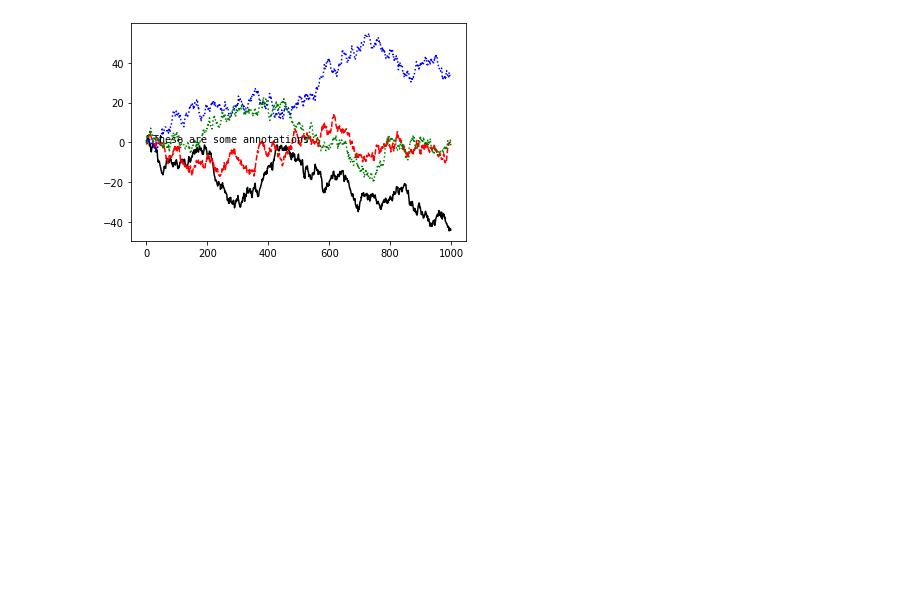
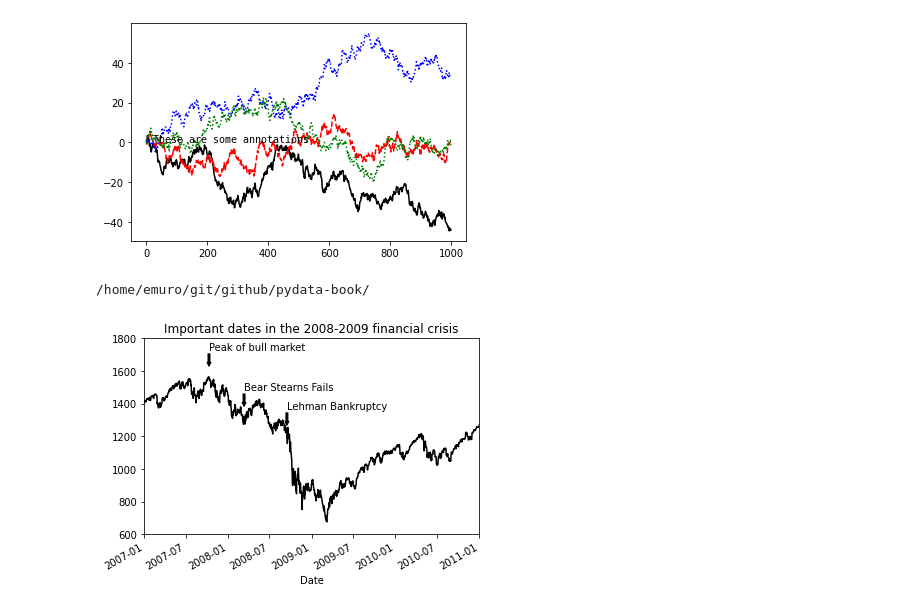
Before and after one commit to emuro/books, a Jupyter notebook: python/pydata-book/ch09_EM.ipynb, the cells around one changed output. Drawn from its saved outputs; the diff is of its cells as text; code cells hidden in the pictures; blank space fills up the shorter version.

```diff
--- a/python/pydata-book/ch09_EM.ipynb
+++ b/python/pydata-book/ch09_EM.ipynb
@@ -147,0 +150,41 @@ Text(20, 0, 'These are some annotations')
+# %%
+# system
+import os
+system = list(os.uname())[0]
+if system == 'Linux':
+    base_dir = "/home/emuro/git/github/"
+elif system == 'Darwin':
+    base_dir = "~/PycharmProjects/"
+base_dir += "pydata-book/"
+print(base_dir)
+# %% [output]
+/home/emuro/git/github/pydata-book/
+# %%
+spx_f = base_dir + 'examples/spx.csv'
+#!cat $spx_f
+# %%
+fig, ax = plt.subplots()
+
+data = pd.read_csv(spx_f, index_col=0, parse_dates=True)
+spx = data["SPX"]
+
+spx.plot(ax=ax, color="black")
+crisis_data = [
+    (datetime(2007, 10, 11), "Peak of bull market"),
+    (datetime(2008, 3, 12), "Bear Stearns Fails"),
+    (datetime(2008, 9, 15), "Lehman Bankruptcy")
+]
+
+for date, label in crisis_data:
+    ax.annotate(label, xy=(date, spx.asof(date) + 75),
+                xytext=(date, spx.asof(date) + 225),
+                arrowprops=dict(facecolor="black", headwidth=4, width=2,
+                                headlength=4),
+                horizontalalignment="left", verticalalignment="top")
+
+# Zoom in on 2007-2010
+ax.set_xlim(["1/1/2007", "1/1/2011"])
+ax.set_ylim([600, 1800])
+ax.set_title("Important dates in the 2008-2009 financial crisis");
+# %% [output]
+[figure, added]
```
Also changed, not shown: parts of 11 cells of this notebook.
